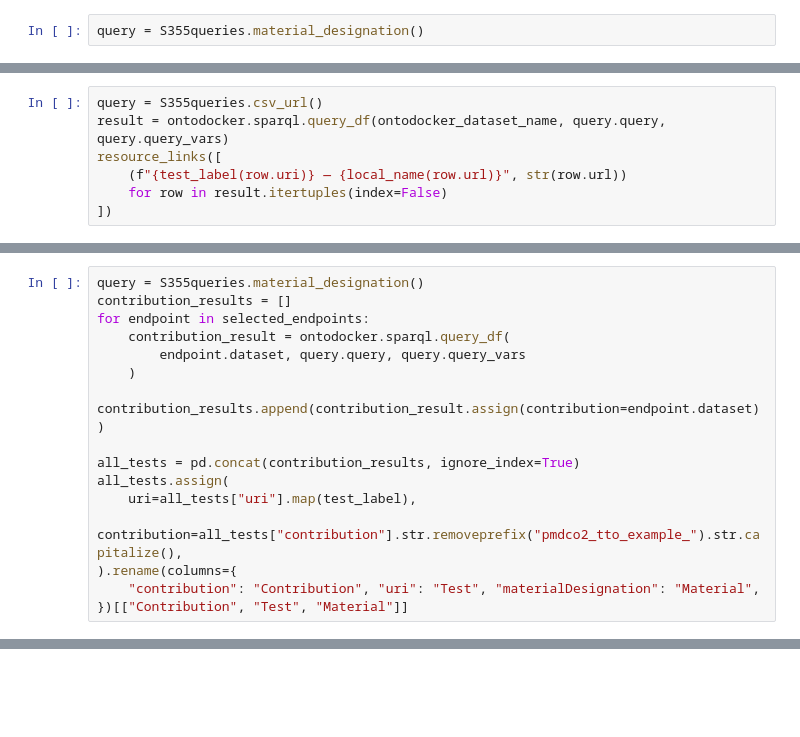
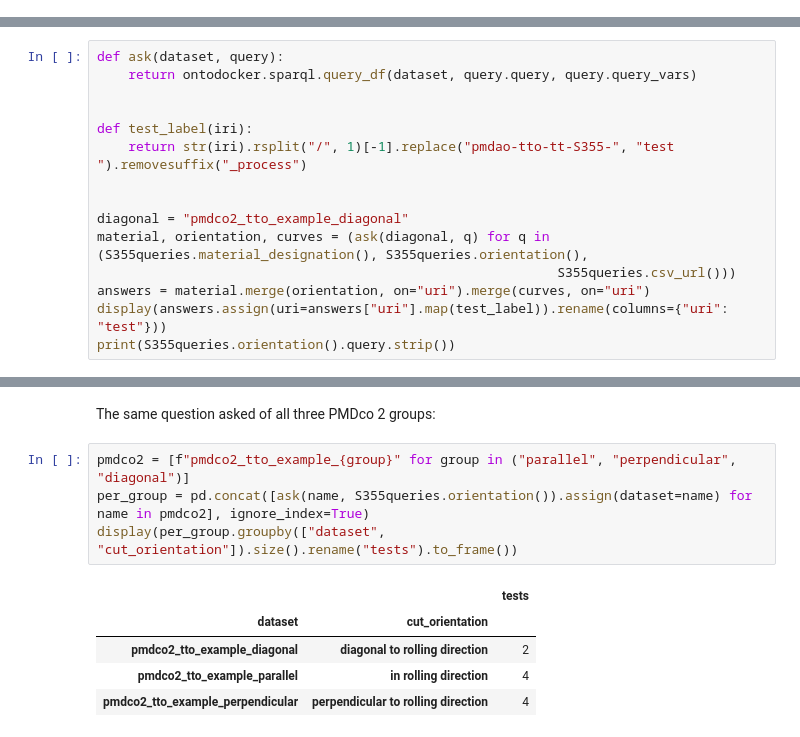
Before and after one commit to materialdigital/pmd-demonstrator, a Jupyter notebook: notebooks/00-infrastructure-tour.ipynb, the cells around one changed output, grey strips where cells are left out. Cells and saved outputs as stored; diff of their text form; blank space fills up the shorter version.

```diff
--- a/notebooks/00-infrastructure-tour.ipynb
+++ b/notebooks/00-infrastructure-tour.ipynb
@@ -222,2 +0,0 @@ from query_collection import S355queries
-# %%
-query = S355queries.material_designation()
@@ -262,7 +0,0 @@ result.assign(uri=result["uri"].map(test_label)).rename(
-# %%
-query = S355queries.csv_url()
-result = ontodocker.sparql.query_df(ontodocker_dataset_name, query.query, query.query_vars)
-resource_links([
-    (f"{test_label(row.uri)} — {local_name(row.url)}", str(row.url))
-    for row in result.itertuples(index=False)
-])
@@ -314,16 +0,0 @@ selected_endpoints = [endpoints_by_name[name] for name in selected_dataset_names
-# %%
-query = S355queries.material_designation()
-contribution_results = []
-for endpoint in selected_endpoints:
-    contribution_result = ontodocker.sparql.query_df(
-        endpoint.dataset, query.query, query.query_vars
-    )
-    contribution_results.append(contribution_result.assign(contribution=endpoint.dataset))
-
-all_tests = pd.concat(contribution_results, ignore_index=True)
-all_tests.assign(
-    uri=all_tests["uri"].map(test_label),
-    contribution=all_tests["contribution"].str.removeprefix("pmdco2_tto_example_").str.capitalize(),
-).rename(columns={
-    "contribution": "Contribution", "uri": "Test", "materialDesignation": "Material",
-})[["Contribution", "Test", "Material"]]
@@ -870,0 +84,15 @@ These commands are commented out and are not part of normal execution. Before th
+# %%
+def ask(dataset, query):
+    return ontodocker.sparql.query_df(dataset, query.query, query.query_vars)
+
+
+def test_label(iri):
+    return str(iri).rsplit("/", 1)[-1].replace("pmdao-tto-tt-S355-", "test ").removesuffix("_process")
+
+
+diagonal = "pmdco2_tto_example_diagonal"
+material, orientation, curves = (ask(diagonal, q) for q in (S355queries.material_designation(), S355queries.orientation(),
+                                                           S355queries.csv_url()))
+answers = material.merge(orientation, on="uri").merge(curves, on="uri")
+display(answers.assign(uri=answers["uri"].map(test_label)).rename(columns={"uri": "test"}))
+print(S355queries.orientation().query.strip())
@@ -870,0 +114,12 @@ These commands are commented out and are not part of normal execution. Before th
+# %% [markdown]
+The same question asked of all three PMDco 2 groups:
+# %%
+pmdco2 = [f"pmdco2_tto_example_{group}" for group in ("parallel", "perpendicular", "diagonal")]
+per_group = pd.concat([ask(name, S355queries.orientation()).assign(dataset=name) for name in pmdco2], ignore_index=True)
+display(per_group.groupby(["dataset", "cut_orientation"]).size().rename("tests").to_frame())
+# %% [output]
+|  |  | tests |
+| dataset | cut_orientation |  |
+| pmdco2_tto_example_diagonal | diagonal to rolling direction | 2 |
+| pmdco2_tto_example_parallel | in rolling direction | 4 |
+| pmdco2_tto_example_perpendicular | perpendicular to rolling direction | 4 |
```
Also changed, not shown: parts of 83 cells of this notebook, 3 other files.
